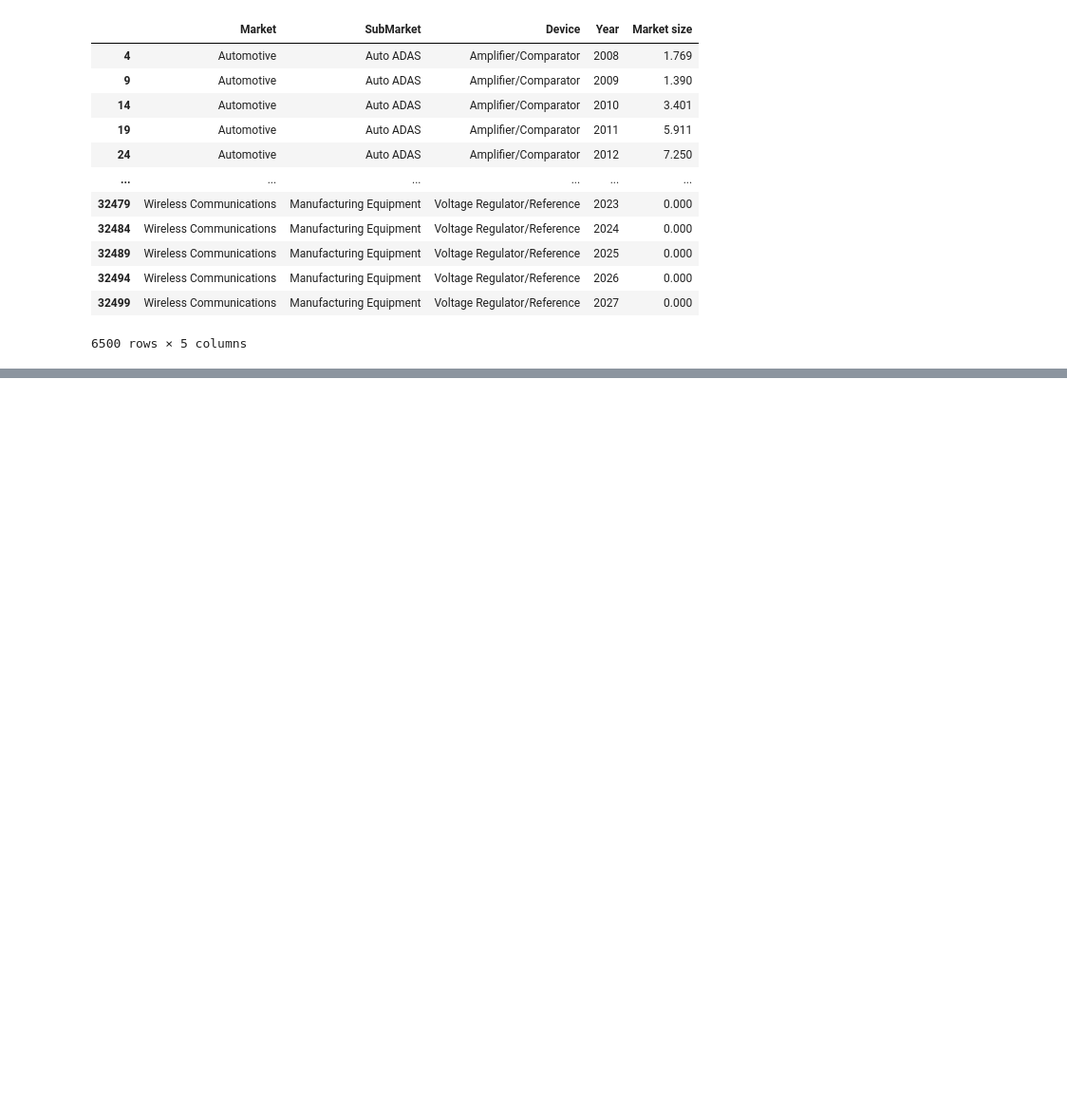
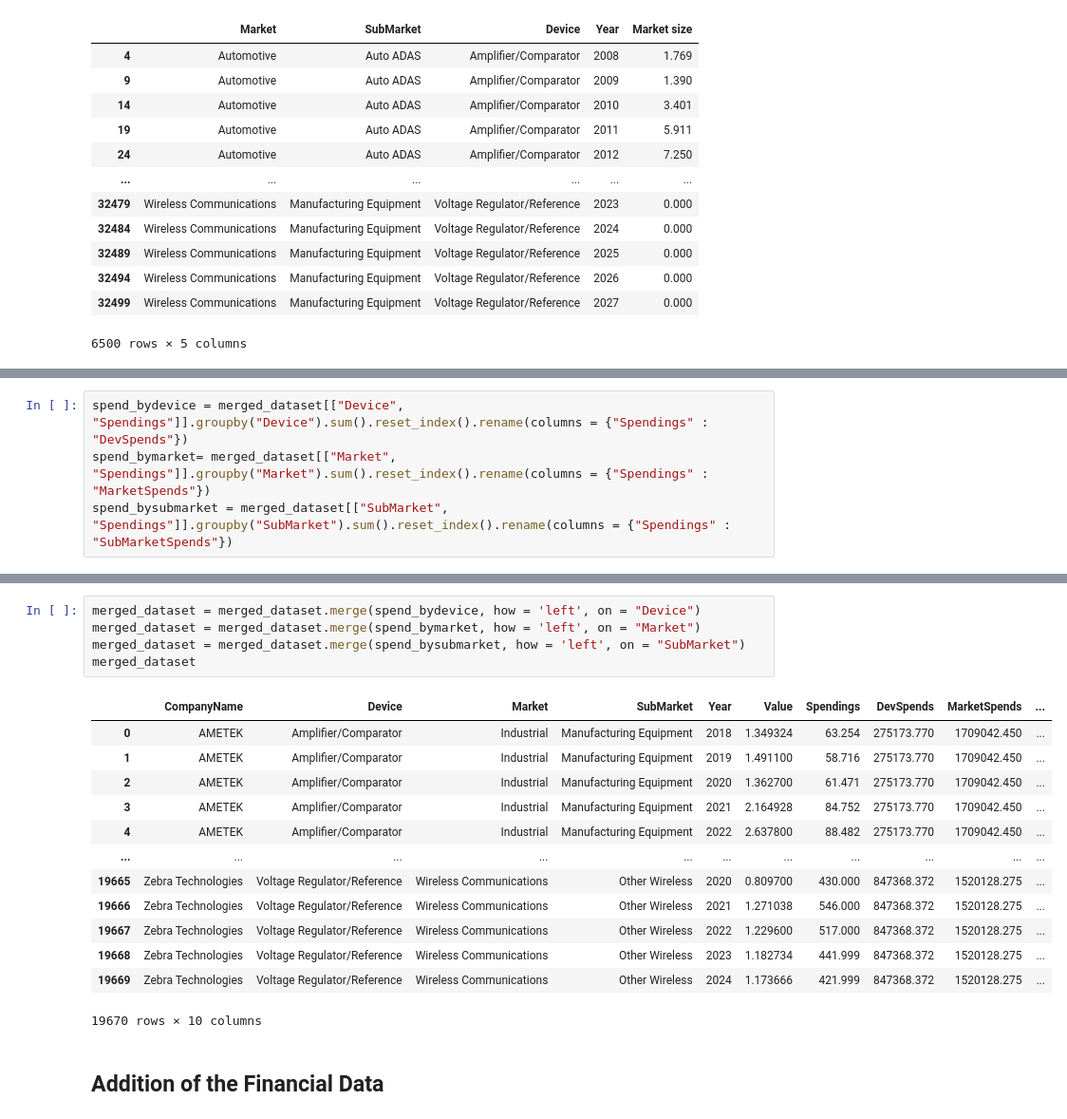
Before and after one commit to lucasleforest/analyticslab, a Jupyter notebook: dataset.ipynb, the cells around one changed output, grey strips where cells are left out. Shown at 95% size. Cells and saved outputs as stored; diff of their text form; blank space fills up the shorter version.

```diff
--- a/dataset.ipynb
+++ b/dataset.ipynb
@@ -118,0 +119,4 @@ marged_dataset
+# %%
+spend_bydevice = merged_dataset[["Device", "Spendings"]].groupby("Device").sum().reset_index().rename(columns = {"Spendings" : "DevSpends"})
+spend_bymarket= merged_dataset[["Market", "Spendings"]].groupby("Market").sum().reset_index().rename(columns = {"Spendings" : "MarketSpends"})
+spend_bysubmarket = merged_dataset[["SubMarket", "Spendings"]].groupby("SubMarket").sum().reset_index().rename(columns = {"Spendings" : "SubMarketSpends"})
@@ -118,0 +132,21 @@ marged_dataset
+# %%
+merged_dataset = merged_dataset.merge(spend_bydevice, how = 'left', on = "Device")
+merged_dataset = merged_dataset.merge(spend_bymarket, how = 'left', on = "Market")
+merged_dataset = merged_dataset.merge(spend_bysubmarket, how = 'left', on = "SubMarket")
+merged_dataset
+# %% [output]
+|  | CompanyName | Device | Market | SubMarket | Year | Value | Spendings | DevSpends | MarketSpends | ... |
+| 0 | AMETEK | Amplifier/Comparator | Industrial | Manufacturing Equipment | 2018 | 1.349324 | 63.254 | 275173.770 | 1709042.450 | ... |
+| 1 | AMETEK | Amplifier/Comparator | Industrial | Manufacturing Equipment | 2019 | 1.491100 | 58.716 | 275173.770 | 1709042.450 | ... |
+| 2 | AMETEK | Amplifier/Comparator | Industrial | Manufacturing Equipment | 2020 | 1.362700 | 61.471 | 275173.770 | 1709042.450 | ... |
+| 3 | AMETEK | Amplifier/Comparator | Industrial | Manufacturing Equipment | 2021 | 2.164928 | 84.752 | 275173.770 | 1709042.450 | ... |
+| 4 | AMETEK | Amplifier/Comparator | Industrial | Manufacturing Equipment | 2022 | 2.637800 | 88.482 | 275173.770 | 1709042.450 | ... |
+| ... | ... | ... | ... | ... | ... | ... | ... | ... | ... | ... |
+| 19665 | Zebra Technologies | Voltage Regulator/Reference | Wireless Communications | Other Wireless | 2020 | 0.809700 | 430.000 | 847368.372 | 1520128.275 | ... |
+| 19666 | Zebra Technologies | Voltage Regulator/Reference | Wireless Communications | Other Wireless | 2021 | 1.271038 | 546.000 | 847368.372 | 1520128.275 | ... |
+| 19667 | Zebra Technologies | Voltage Regulator/Reference | Wireless Communications | Other Wireless | 2022 | 1.229600 | 517.000 | 847368.372 | 1520128.275 | ... |
+| 19668 | Zebra Technologies | Voltage Regulator/Reference | Wireless Communications | Other Wireless | 2023 | 1.182734 | 441.999 | 847368.372 | 1520128.275 | ... |
+| 19669 | Zebra Technologies | Voltage Regulator/Reference | Wireless Communications | Other Wireless | 2024 | 1.173666 | 421.999 | 847368.372 | 1520128.275 | ... |
+19670 rows × 10 columns
+# %% [markdown]
+## Addition of the Financial Data
```
Also changed, not shown: parts of 6 cells of this notebook, 11 other files.
